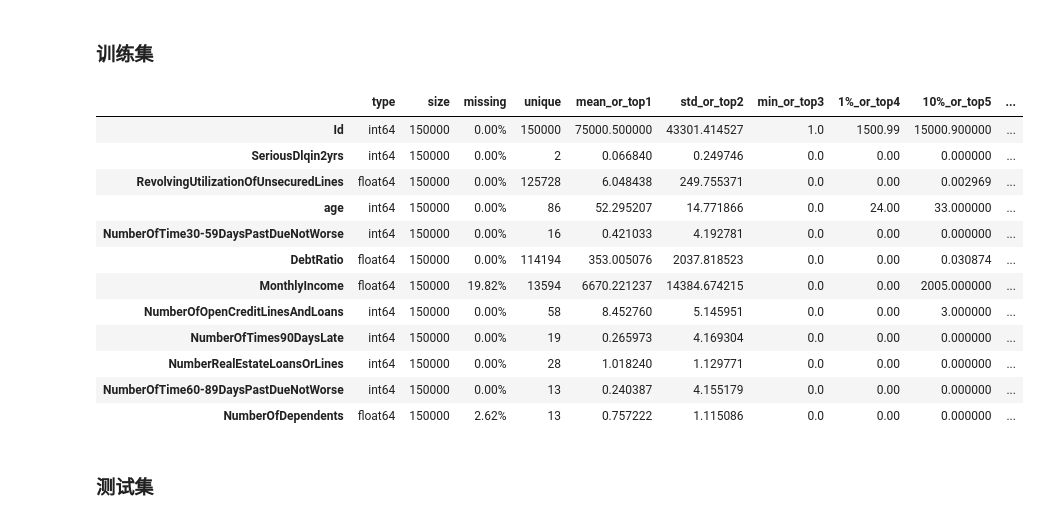
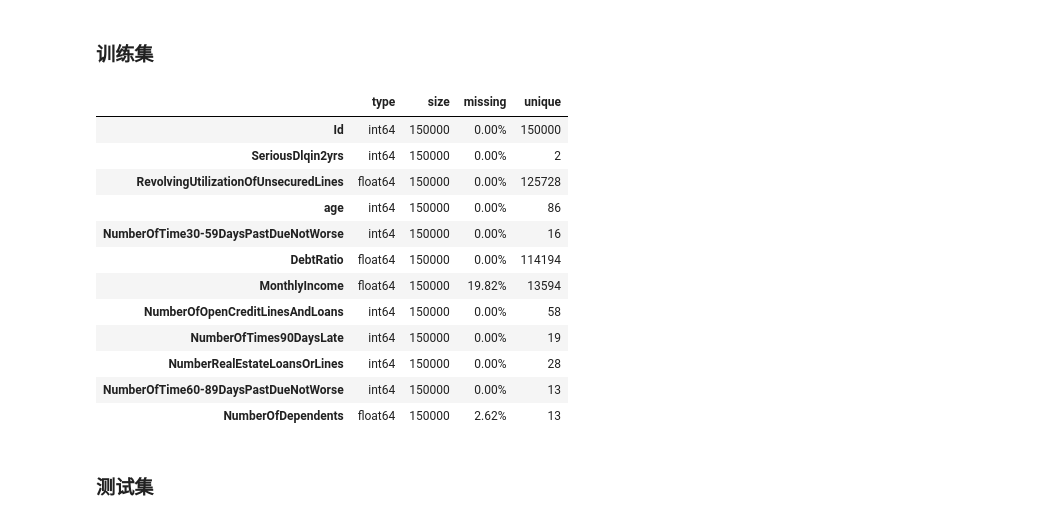
Before and after one commit to liangkaimeng/user_credit_score, a Jupyter notebook: ipython/baseline.ipynb, the cells around one changed output. Cells and saved outputs as stored; diff of their text form; code cells hidden in the pictures.

```diff
--- a/ipython/baseline.ipynb
+++ b/ipython/baseline.ipynb
@@ -49,21 +49,21 @@ test.head()
 # %% [markdown]
 ### 训练集
 # %%
-detect(train)
+detect(train).iloc[:, :4]
 # %% [output]
-|  | type | size | missing | unique | mean_or_top1 | std_or_top2 | min_or_top3 | 1%_or_top4 | 10%_or_top5 | ... |
-| Id | int64 | 150000 | 0.00% | 150000 | 75000.500000 | 43301.414527 | 1.0 | 1500.99 | 15000.900000 | ... |
-| SeriousDlqin2yrs | int64 | 150000 | 0.00% | 2 | 0.066840 | 0.249746 | 0.0 | 0.00 | 0.000000 | ... |
-| RevolvingUtilizationOfUnsecuredLines | float64 | 150000 | 0.00% | 125728 | 6.048438 | 249.755371 | 0.0 | 0.00 | 0.002969 | ... |
-| age | int64 | 150000 | 0.00% | 86 | 52.295207 | 14.771866 | 0.0 | 24.00 | 33.000000 | ... |
-| NumberOfTime30-59DaysPastDueNotWorse | int64 | 150000 | 0.00% | 16 | 0.421033 | 4.192781 | 0.0 | 0.00 | 0.000000 | ... |
-| DebtRatio | float64 | 150000 | 0.00% | 114194 | 353.005076 | 2037.818523 | 0.0 | 0.00 | 0.030874 | ... |
-| MonthlyIncome | float64 | 150000 | 19.82% | 13594 | 6670.221237 | 14384.674215 | 0.0 | 0.00 | 2005.000000 | ... |
-| NumberOfOpenCreditLinesAndLoans | int64 | 150000 | 0.00% | 58 | 8.452760 | 5.145951 | 0.0 | 0.00 | 3.000000 | ... |
-| NumberOfTimes90DaysLate | int64 | 150000 | 0.00% | 19 | 0.265973 | 4.169304 | 0.0 | 0.00 | 0.000000 | ... |
-| NumberRealEstateLoansOrLines | int64 | 150000 | 0.00% | 28 | 1.018240 | 1.129771 | 0.0 | 0.00 | 0.000000 | ... |
-| NumberOfTime60-89DaysPastDueNotWorse | int64 | 150000 | 0.00% | 13 | 0.240387 | 4.155179 | 0.0 | 0.00 | 0.000000 | ... |
-| NumberOfDependents | float64 | 150000 | 2.62% | 13 | 0.757222 | 1.115086 | 0.0 | 0.00 | 0.000000 | ... |
+|  | type | size | missing | unique |
+| Id | int64 | 150000 | 0.00% | 150000 |
+| SeriousDlqin2yrs | int64 | 150000 | 0.00% | 2 |
+| RevolvingUtilizationOfUnsecuredLines | float64 | 150000 | 0.00% | 125728 |
+| age | int64 | 150000 | 0.00% | 86 |
+| NumberOfTime30-59DaysPastDueNotWorse | int64 | 150000 | 0.00% | 16 |
+| DebtRatio | float64 | 150000 | 0.00% | 114194 |
+| MonthlyIncome | float64 | 150000 | 19.82% | 13594 |
+| NumberOfOpenCreditLinesAndLoans | int64 | 150000 | 0.00% | 58 |
+| NumberOfTimes90DaysLate | int64 | 150000 | 0.00% | 19 |
+| NumberRealEstateLoansOrLines | int64 | 150000 | 0.00% | 28 |
+| NumberOfTime60-89DaysPastDueNotWorse | int64 | 150000 | 0.00% | 13 |
+| NumberOfDependents | float64 | 150000 | 2.62% | 13 |
 # %% [markdown]
 ### 测试集
 # %%
```
Also changed, not shown: parts of 3 cells of this notebook, 1 other file.
